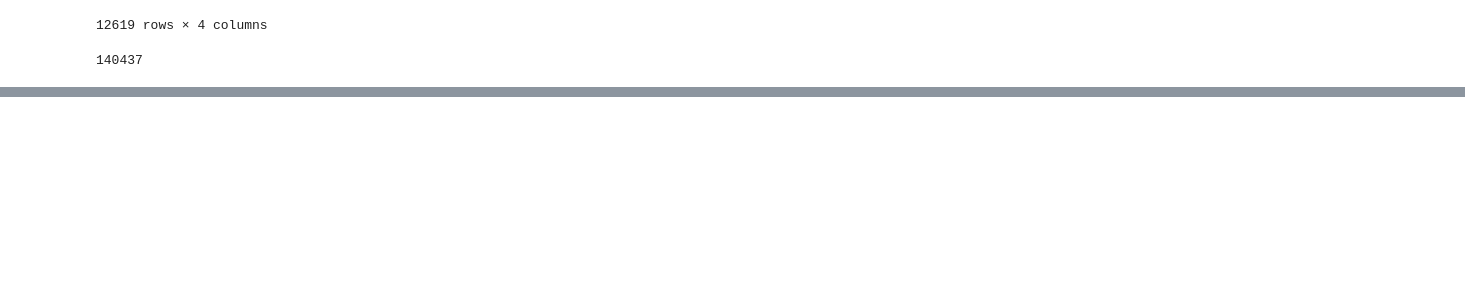
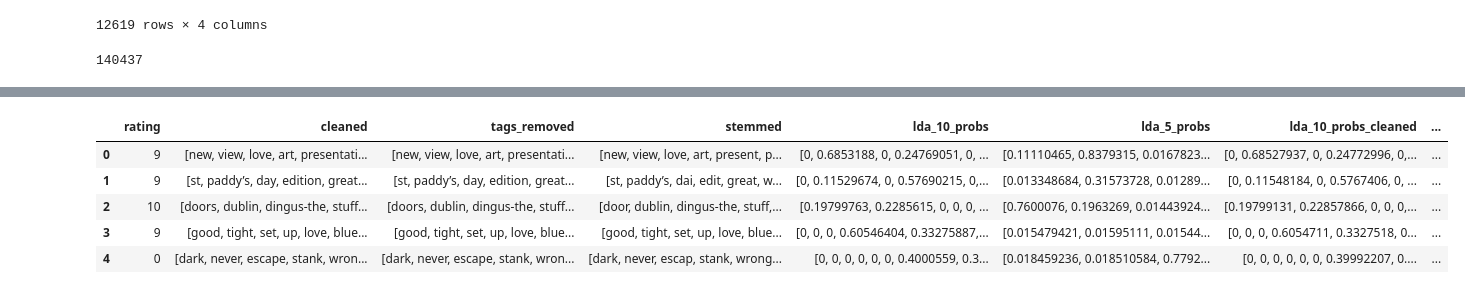
Before and after one commit to drishaan/room-rate, a Jupyter notebook: TopicAnalysis/LDA_topic_modeling.ipynb, the cells around one changed output, grey strips where cells are left out. Drawn from its saved outputs; the diff is of its cells as text; code cells hidden in the pictures; blank space fills up the shorter version.

Commit message:
some changes to LDA topic modeling, added stemming

```diff
--- a/TopicAnalysis/LDA_topic_modeling.ipynb
+++ b/TopicAnalysis/LDA_topic_modeling.ipynb
@@ -434,0 +174,10 @@ lm.score(X_test, y_test)
+# %%
+# Creating bag of words
+
+# cleaned column
+token_dict_cleaned = Dictionary(preprocessed.cleaned)
+bag_of_words_cleaned = [token_dict_cleaned.doc2bow(tweet) for tweet in preprocessed['cleaned']]
+
+# stemmed
+token_dict_stemmed = Dictionary(preprocessed.stemmed)
+bag_of_words_stemmed = [token_dict_stemmed.doc2bow(tweet) for tweet in preprocessed['stemmed']]
@@ -434,0 +219,20 @@ lm.score(X_test, y_test)
+# %%
+# Fitting data into LDA (10 TOPICS)
+
+# cleaned
+lda_10_cleaned = LdaModel(bag_of_words_cleaned,
+                    num_topics = 10,
+                    id2word = token_dict_cleaned,
+                    random_state = 1,
+                    passes = 10)
+
+#print(lda_5_cleaned.show_topics())
+
+# stemmed
+lda_10_stemmed = LdaModel(bag_of_words_stemmed,
+                    num_topics = 10,
+                    id2word = token_dict_stemmed,
+                    random_state = 1,
+                    passes = 10)
+
+lda_10_stemmed.show_topics()
@@ -434,0 +347,3 @@ lm.score(X_test, y_test)
+# %%
+preprocessed['lda_10_probs_cleaned'] = preprocessed['cleaned'].apply(lambda x : extract_topic_probabilities_cleaned(x, 10))
+preprocessed['lda_5_probs_cleaned'] = preprocessed['cleaned'].apply(lambda x : extract_topic_probabilities_cleaned(x, 5))
@@ -434,0 +360,12 @@ lm.score(X_test, y_test)
+# %%
+preprocessed['lda_10_probs_stemmed'] = preprocessed['stemmed'].apply(lambda x : extract_topic_probabilities_stemmed(x, 10))
+preprocessed['lda_5_probs_stemmed'] = preprocessed['stemmed'].apply(lambda x : extract_topic_probabilities_stemmed(x, 5))
+# %%
+preprocessed.head(5)
+# %% [output]
+|  | rating | cleaned | tags_removed | stemmed | lda_10_probs | lda_5_probs | lda_10_probs_cleaned | ... |
+| 0 | 9 | [new, view, love, art, presentati... | [new, view, love, art, presentati... | [new, view, love, art, present, p... | [0, 0.6853188, 0, 0.24769051, 0, ... | [0.11110465, 0.8379315, 0.0167823... | [0, 0.68527937, 0, 0.24772996, 0,... | ... |
+| 1 | 9 | [st, paddy’s, day, edition, great... | [st, paddy’s, day, edition, great... | [st, paddy’s, dai, edit, great, w... | [0, 0.11529674, 0, 0.57690215, 0,... | [0.013348684, 0.31573728, 0.01289... | [0, 0.11548184, 0, 0.5767406, 0, ... | ... |
+| 2 | 10 | [doors, dublin, dingus-the, stuff... | [doors, dublin, dingus-the, stuff... | [door, dublin, dingus-the, stuff,... | [0.19799763, 0.2285615, 0, 0, 0, ... | [0.7600076, 0.1963269, 0.01443924... | [0.19799131, 0.22857866, 0, 0, 0,... | ... |
+| 3 | 9 | [good, tight, set, up, love, blue... | [good, tight, set, up, love, blue... | [good, tight, set, up, love, blue... | [0, 0, 0, 0.60546404, 0.33275887,... | [0.015479421, 0.01595111, 0.01544... | [0, 0, 0, 0.6054711, 0.3327518, 0... | ... |
+| 4 | 0 | [dark, never, escape, stank, wron... | [dark, never, escape, stank, wron... | [dark, never, escap, stank, wrong... | [0, 0, 0, 0, 0, 0, 0.4000559, 0.3... | [0.018459236, 0.018510584, 0.7792... | [0, 0, 0, 0, 0, 0, 0.39992207, 0.... | ... |
```
Also changed, not shown: parts of 53 cells of this notebook, 1 other file.
